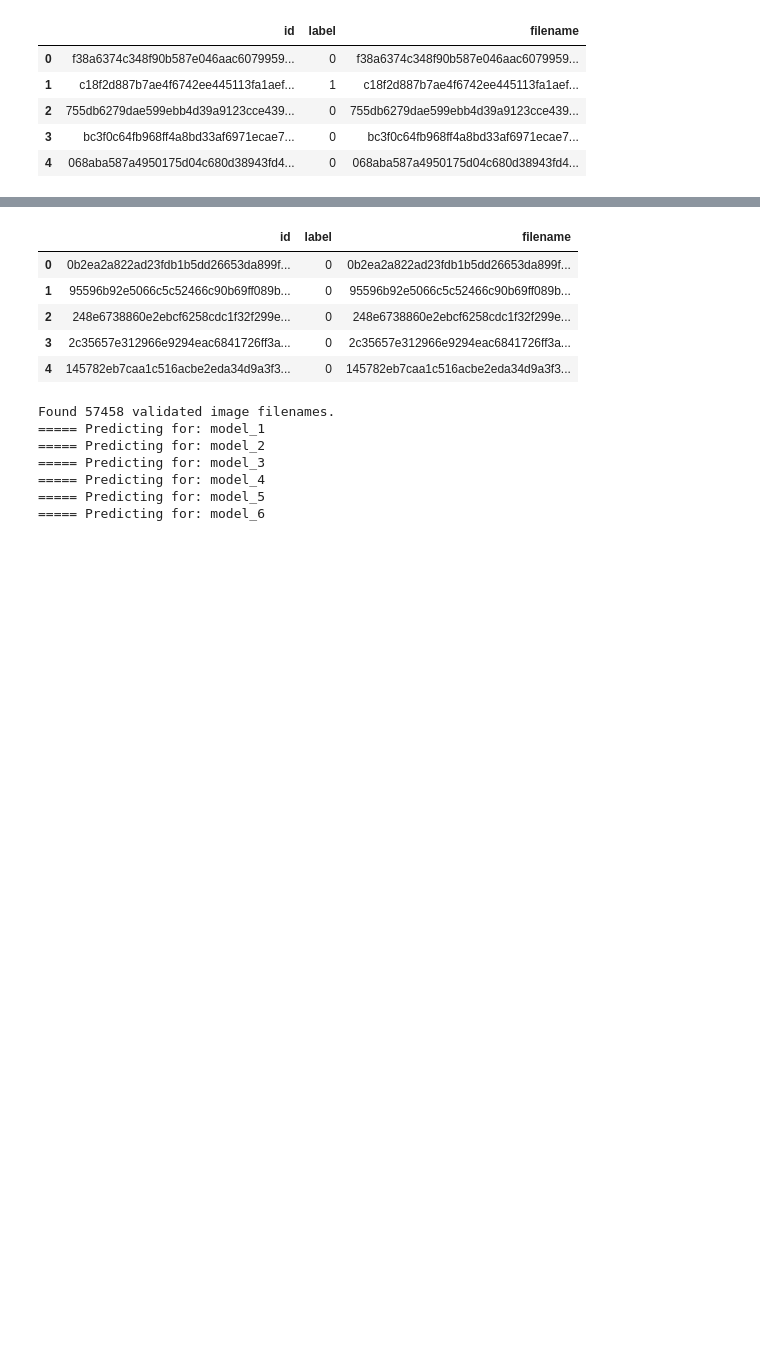
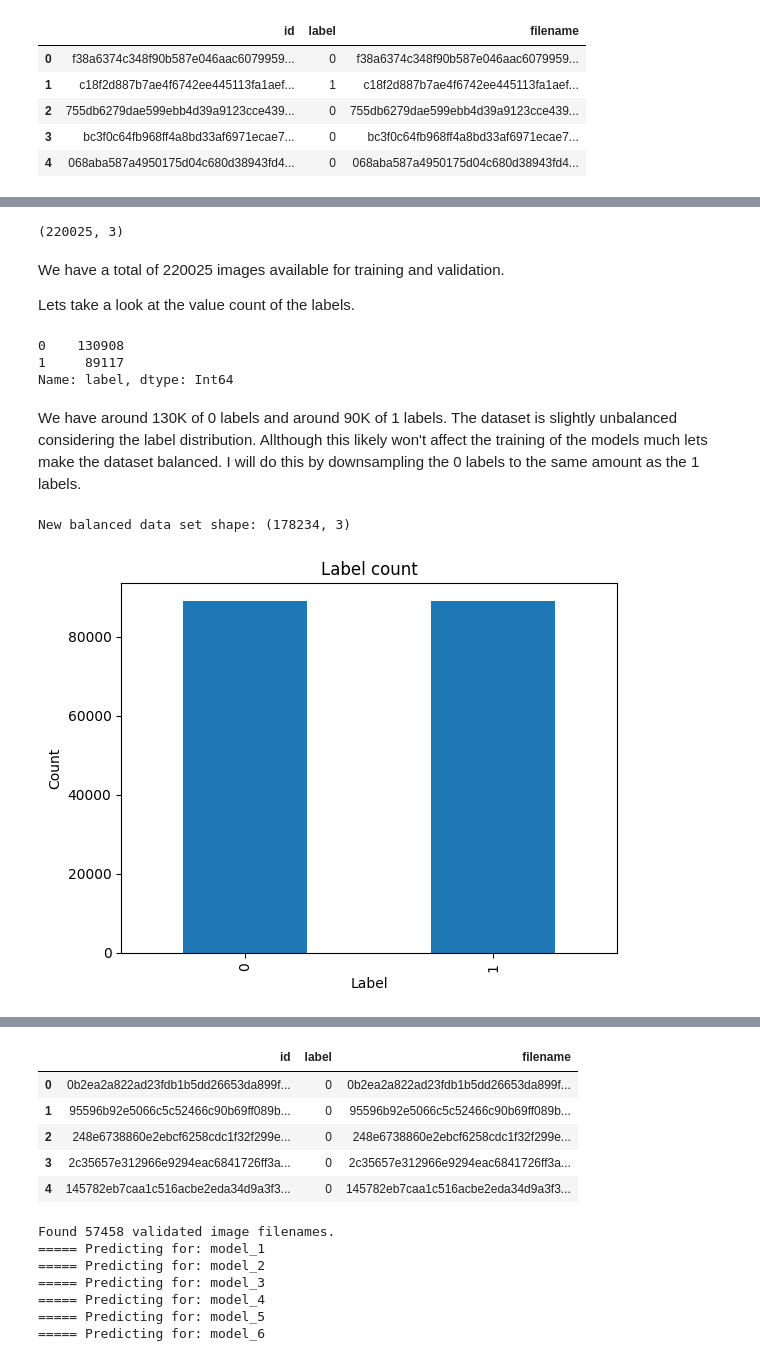
Before and after one commit to RobinSmits/Kaggle-Histopathologic-Cancer-Detection, a Jupyter notebook: KaggleHistopathologicCancerDetection.ipynb, the cells around one changed output, grey strips where cells are left out. Drawn from its saved outputs; the diff is of its cells as text; code cells hidden in the pictures; blank space fills up the shorter version.

```diff
--- a/KaggleHistopathologicCancerDetection.ipynb
+++ b/KaggleHistopathologicCancerDetection.ipynb
@@ -43,0 +54,32 @@ plt.show()
+# %%
+data_df.shape
+# %% [output]
+(220025, 3)
+# %% [markdown]
+We have a total of 220025 images available for training and validation.
+
+Lets take a look at the value count of the labels.
+# %%
+data_df.label.value_counts()
+# %% [output]
+0    130908
+1     89117
+Name: label, dtype: Int64
+# %% [markdown]
+We have around 130K of 0 labels and around 90K of 1 labels. The dataset is slightly unbalanced considering the label distribution. Allthough this likely won't affect the training of the models much lets make the dataset balanced. I will do this by downsampling the 0 labels to the same amount as the 1 labels.
+# %%
+# Downsample data to balance labels
+label1_df = data_df[data_df.label == '1']
+label0_df = data_df[data_df.label == '0'].sample(n = 89117, random_state = 42)
+data_df = pd.concat([label0_df, label1_df])
+print(f'New balanced data set shape: {data_df.shape}')
+
+# Plot Label count
+data_df.label.value_counts().plot(kind = 'bar')
+plt.title('Label count')
+plt.xlabel('Label')
+plt.ylabel('Count')
+plt.show()
+# %% [output]
+New balanced data set shape: (178234, 3)
+[figure, added]
```
Also changed, not shown: parts of 63 cells of this notebook.
